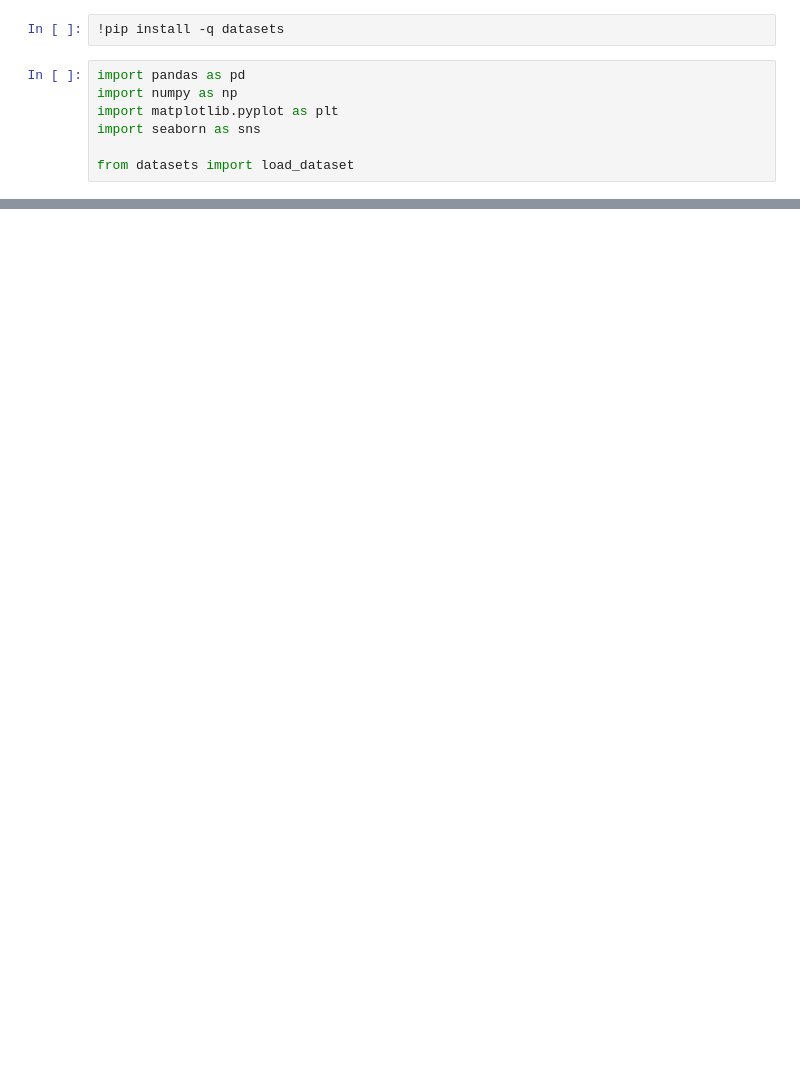
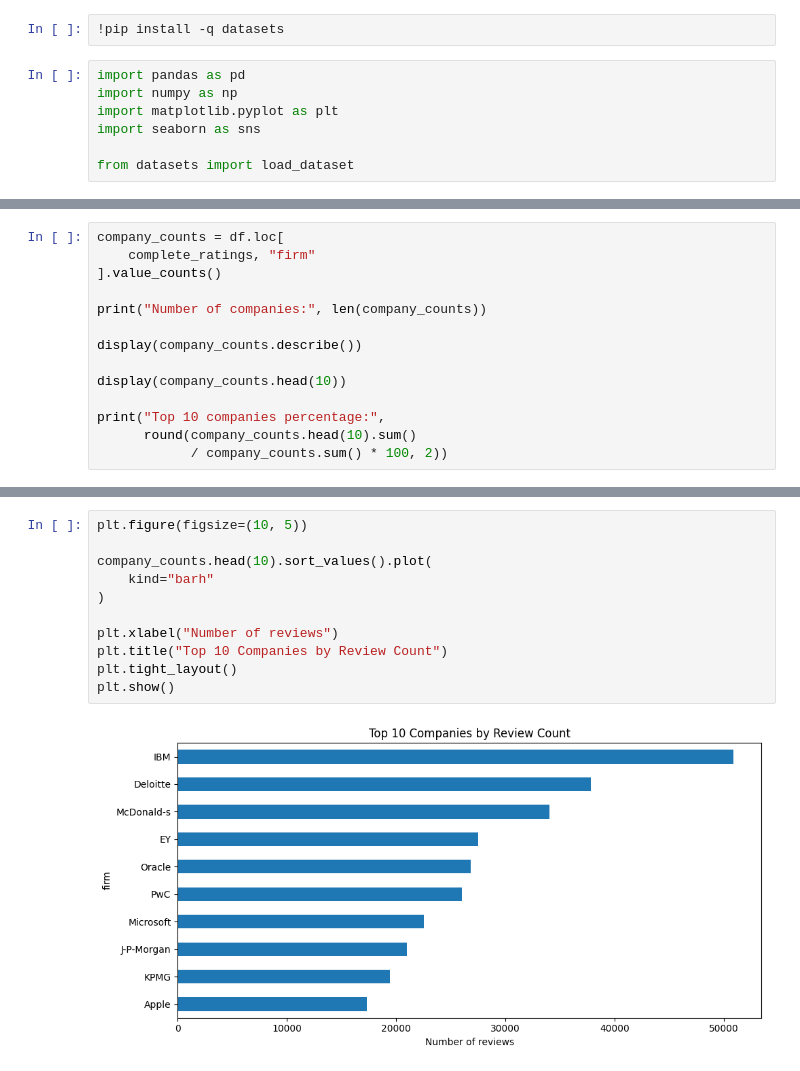
Before and after one commit to Emily-als/worklens-llm, a Jupyter notebook: 01_data_exploration.ipynb, the cells around one changed output, grey strips where cells are left out. Cells and saved outputs as stored; diff of their text form; blank space fills up the shorter version.

```diff
--- a/01_data_exploration.ipynb
+++ b/01_data_exploration.ipynb
@@ -23,0 +257,14 @@ display(df.head())
+# %%
+company_counts = df.loc[
+    complete_ratings, "firm"
+].value_counts()
+
+print("Number of companies:", len(company_counts))
+
+display(company_counts.describe())
+
+display(company_counts.head(10))
+
+print("Top 10 companies percentage:",
+      round(company_counts.head(10).sum()
+            / company_counts.sum() * 100, 2))
@@ -23,0 +297,13 @@ display(df.head())
+# %%
+plt.figure(figsize=(10, 5))
+
+company_counts.head(10).sort_values().plot(
+    kind="barh"
+)
+
+plt.xlabel("Number of reviews")
+plt.title("Top 10 Companies by Review Count")
+plt.tight_layout()
+plt.show()
+# %% [output]
+[figure, added]
```
Also changed, not shown: parts of 18 cells of this notebook.
